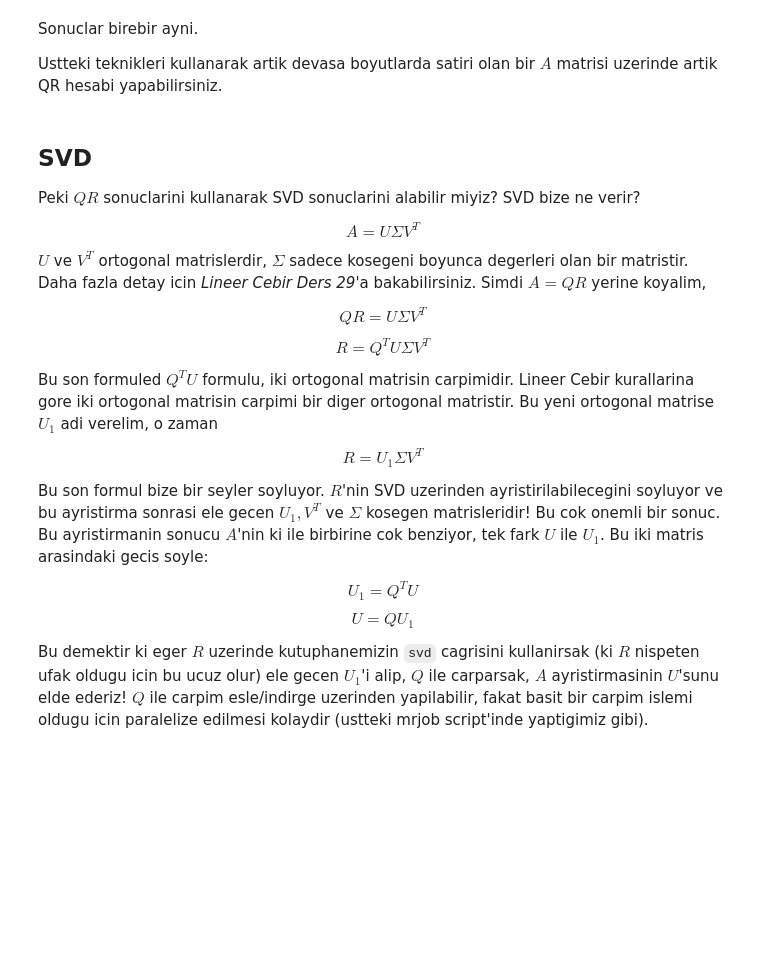
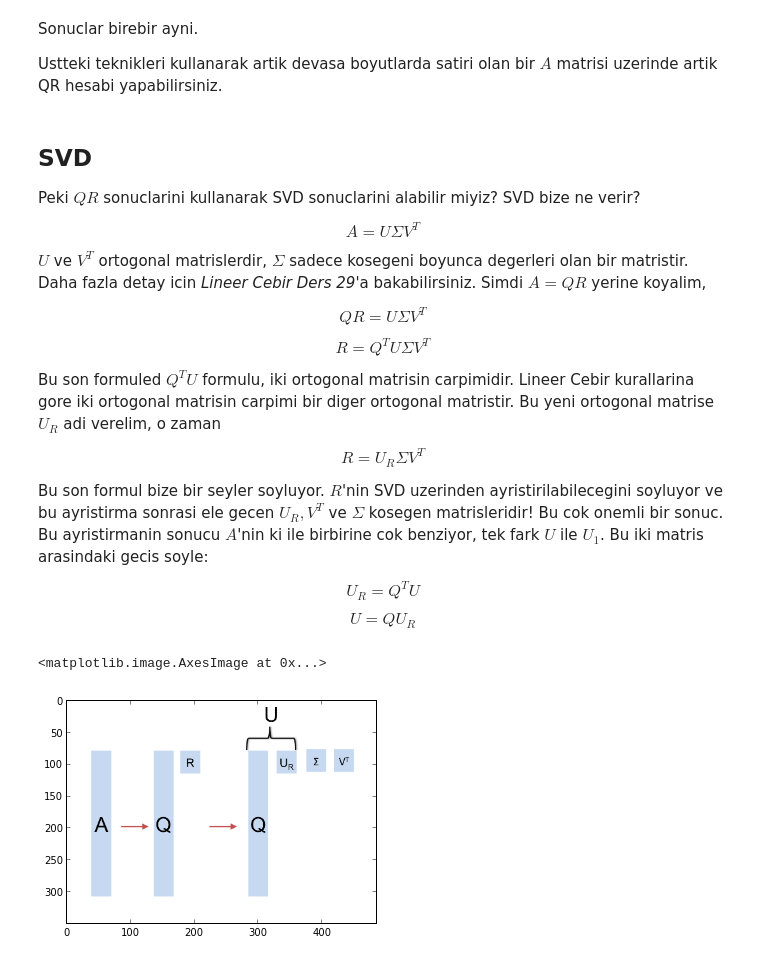
Before and after one commit to theparma/classnotes, a Jupyter notebook: stat/stat_hadoop_AtA_qr/stat_AtA_qr.ipynb, the cells around one changed output. Drawn from its saved outputs; the diff is of its cells as text; code cells hidden in the pictures; blank space fills up the shorter version.

```diff
--- a/stat/stat_hadoop_AtA_qr/stat_AtA_qr.ipynb
+++ b/stat/stat_hadoop_AtA_qr/stat_AtA_qr.ipynb
@@ -375,7 +380,6 @@ Ustteki teknikleri kullanarak artik devasa boyutlarda satiri olan bir
 $A$ matrisi uzerinde artik QR hesabi yapabilirsiniz.
 # %% [markdown]
 ## SVD
-
 Peki $QR$ sonuclarini kullanarak SVD sonuclarini alabilir miyiz?
 SVD bize ne verir?
 
@@ -391,23 +395,21 @@ $$ R = Q^T U \Sigma V^T $$
 
 Bu son formuled $Q^TU$ formulu, iki ortogonal matrisin carpimidir. Lineer
 Cebir kurallarina gore iki ortogonal matrisin carpimi bir diger ortogonal
-matristir. Bu yeni ortogonal matrise $U_1$ adi verelim, o zaman
+matristir. Bu yeni ortogonal matrise $U_R$ adi verelim, o zaman
 
-$$ R = U_1 \Sigma V^T $$
+$$ R = U_R \Sigma V^T $$
 
 Bu son formul bize bir seyler soyluyor. $R$'nin SVD uzerinden
 ayristirilabilecegini soyluyor ve bu ayristirma sonrasi ele gecen
-$U_1,V^T$ ve $\Sigma$ kosegen matrisleridir! Bu cok onemli bir sonuc.
+$U_R,V^T$ ve $\Sigma$ kosegen matrisleridir! Bu cok onemli bir sonuc.
 Bu ayristirmanin sonucu $A$'nin ki ile birbirine cok benziyor, tek
 fark $U$ ile $U_1$. Bu iki matris arasindaki gecis soyle:
 
-$$ U_1 = Q^T U $$
+$$ U_R = Q^T U $$
 
-$$ U = QU_1 $$
-
-Bu demektir ki eger $R$ uzerinde kutuphanemizin <code>svd</code>
-cagrisini kullanirsak (ki $R$ nispeten ufak oldugu icin bu ucuz olur)
-ele gecen $U_1$'i alip, $Q$ ile carparsak, $A$ ayristirmasinin
-$U$'sunu elde ederiz! $Q$ ile carpim esle/indirge uzerinden
-yapilabilir, fakat basit bir carpim islemi oldugu icin paralelize
-edilmesi kolaydir (ustteki mrjob script'inde yaptigimiz gibi).
+$$ U = QU_R $$
+# %%
+imshow(imread('ur.png'))
+# %% [output]
+<matplotlib.image.AxesImage at 0x...>
+[figure, added]
```
Also changed, not shown: parts of 2 cells of this notebook, 1 other file.
